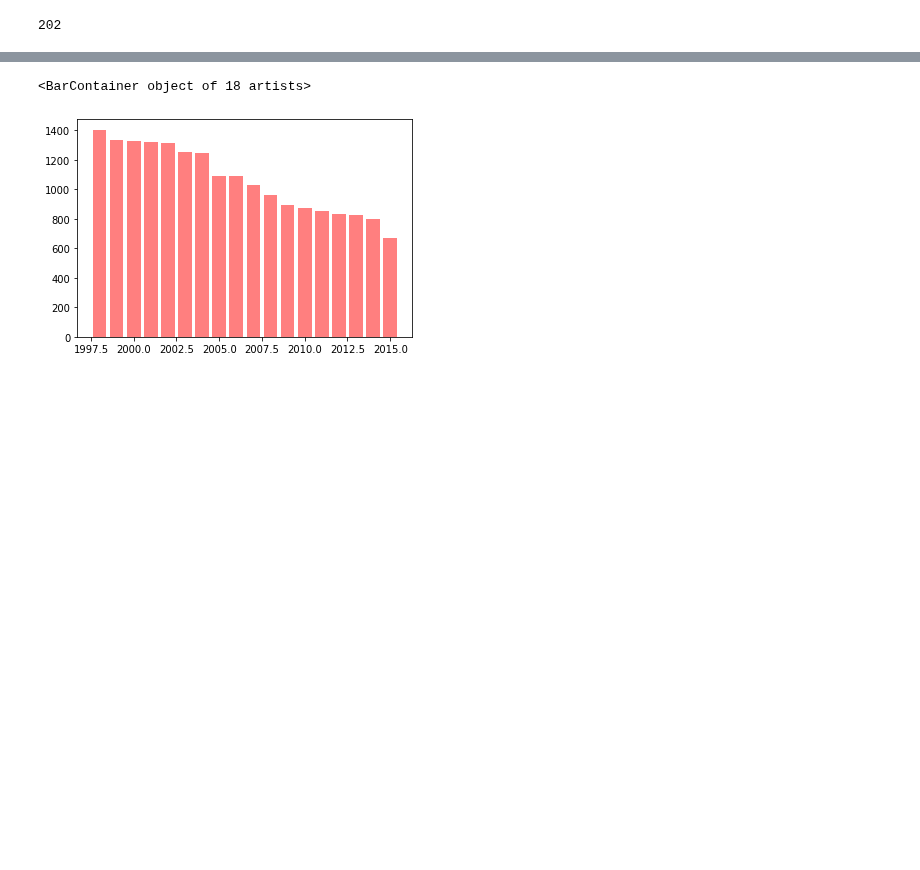
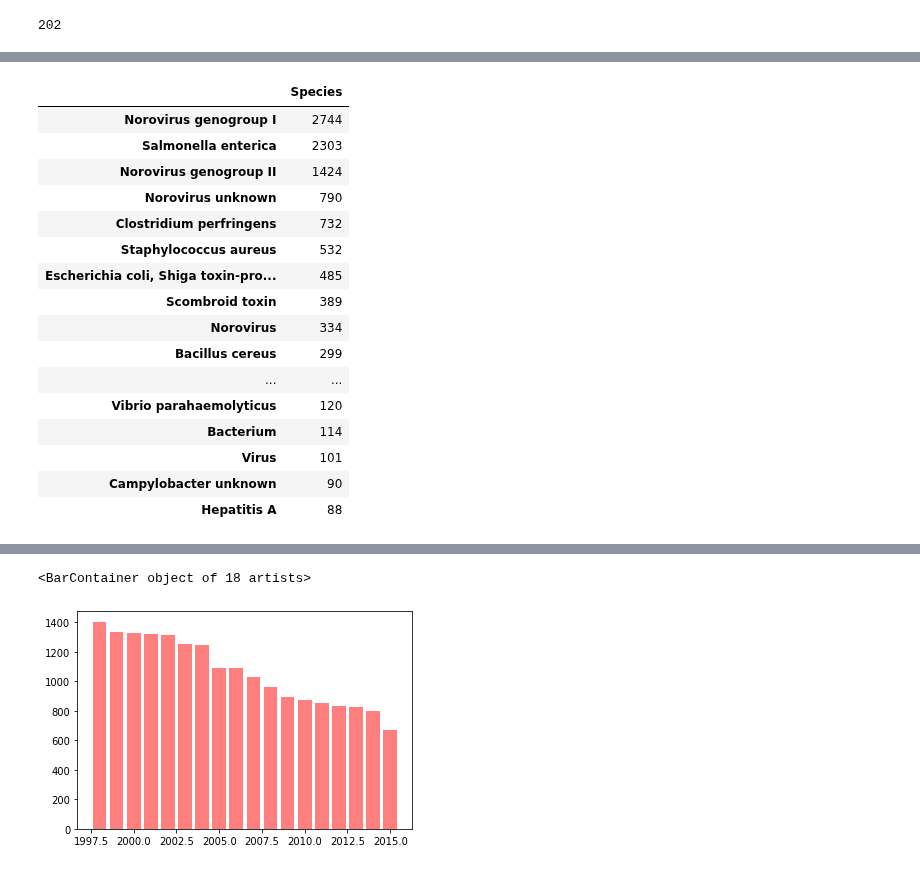
Before and after one commit to DINHC/foodborneillness, a Jupyter notebook: Foodborne_illness.ipynb, the cells around one changed output, grey strips where cells are left out. Drawn from its saved outputs; the diff is of its cells as text; code cells hidden in the pictures; blank space fills up the shorter version.

```diff
--- a/Foodborne_illness.ipynb
+++ b/Foodborne_illness.ipynb
@@ -64,0 +76,20 @@ Name: Species, Length: 201, dtype: int64
+# %%
+cont_frame.head(20)
+# %% [output]
+|  | Species |
+| Norovirus genogroup I | 2744 |
+| Salmonella enterica | 2303 |
+| Norovirus genogroup II | 1424 |
+| Norovirus unknown | 790 |
+| Clostridium perfringens | 732 |
+| Staphylococcus aureus | 532 |
+| Escherichia coli, Shiga toxin-pro... | 485 |
+| Scombroid toxin | 389 |
+| Norovirus | 334 |
+| Bacillus cereus | 299 |
+| ... | ... |
+| Vibrio parahaemolyticus | 120 |
+| Bacterium | 114 |
+| Virus | 101 |
+| Campylobacter unknown | 90 |
+| Hepatitis A | 88 |
```
Also changed, not shown: parts of 7 cells of this notebook.
